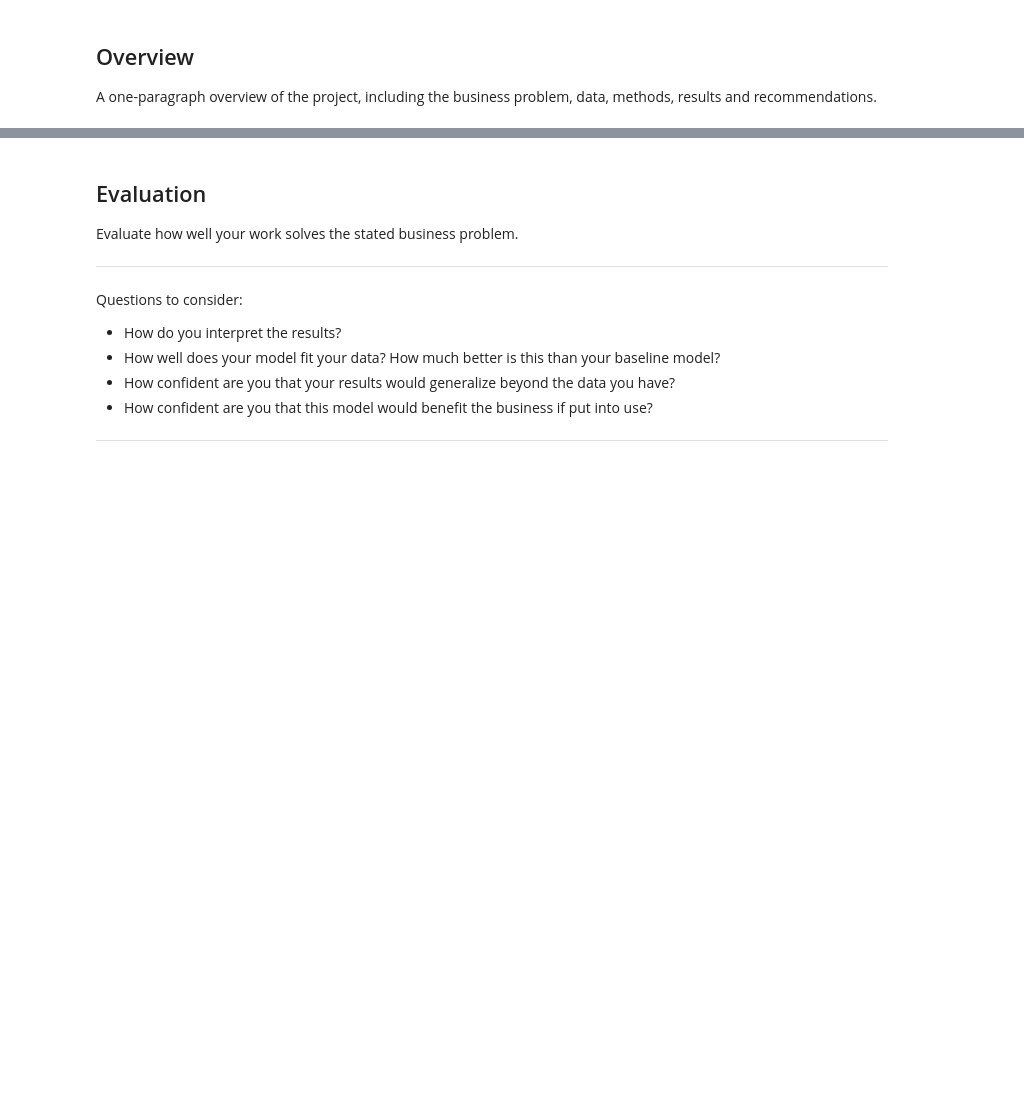
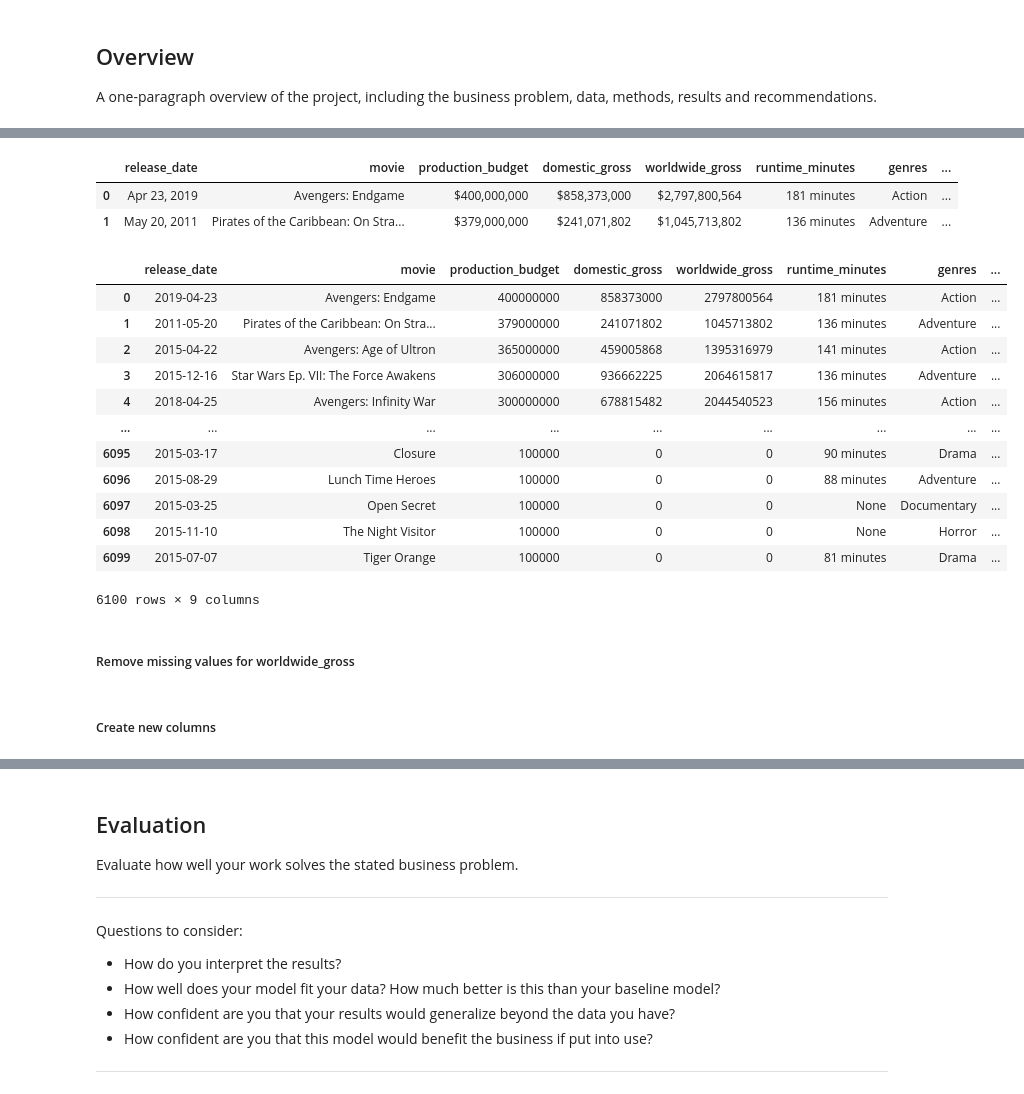
Before and after one commit to czarinagluna/Microsoft-Movie-Recommendations, a Jupyter notebook: microsoft-movie-recommendations.ipynb, the cells around one changed output, grey strips where cells are left out. Cells and saved outputs as stored; diff of their text form; code cells hidden in the pictures; blank space fills up the shorter version.

```diff
--- a/microsoft-movie-recommendations.ipynb
+++ b/microsoft-movie-recommendations.ipynb
@@ -46,0 +156,31 @@ import seaborn as sns
+# %%
+df.head(2)
+# %% [output]
+|  | release_date | movie | production_budget | domestic_gross | worldwide_gross | runtime_minutes | genres | ... |
+| 0 | Apr 23, 2019 | Avengers: Endgame | $400,000,000 | $858,373,000 | $2,797,800,564 | 181 minutes | Action | ... |
+| 1 | May 20, 2011 | Pirates of the Caribbean: On Stra... | $379,000,000 | $241,071,802 | $1,045,713,802 | 136 minutes | Adventure | ... |
+# %%
+df['release_date'] = pd.to_datetime(df['release_date'], errors='coerce', format='%b %d, %Y')
+# %%
+def dollar_to_int(column):
+    return column.str.replace('$', '').str.replace(',', '').map(int)
+
+df[['production_budget', 'domestic_gross', 'worldwide_gross']] = df[['production_budget', 'domestic_gross', 'worldwide_gross']].apply(dollar_to_int)
+# %%
+df
+# %% [output]
+|  | release_date | movie | production_budget | domestic_gross | worldwide_gross | runtime_minutes | genres | ... |
+| 0 | 2019-04-23 | Avengers: Endgame | 400000000 | 858373000 | 2797800564 | 181 minutes | Action | ... |
+| 1 | 2011-05-20 | Pirates of the Caribbean: On Stra... | 379000000 | 241071802 | 1045713802 | 136 minutes | Adventure | ... |
+| 2 | 2015-04-22 | Avengers: Age of Ultron | 365000000 | 459005868 | 1395316979 | 141 minutes | Action | ... |
+| 3 | 2015-12-16 | Star Wars Ep. VII: The Force Awakens | 306000000 | 936662225 | 2064615817 | 136 minutes | Adventure | ... |
+| 4 | 2018-04-25 | Avengers: Infinity War | 300000000 | 678815482 | 2044540523 | 156 minutes | Action | ... |
+| ... | ... | ... | ... | ... | ... | ... | ... | ... |
+| 6095 | 2015-03-17 | Closure | 100000 | 0 | 0 | 90 minutes | Drama | ... |
+| 6096 | 2015-08-29 | Lunch Time Heroes | 100000 | 0 | 0 | 88 minutes | Adventure | ... |
+| 6097 | 2015-03-25 | Open Secret | 100000 | 0 | 0 | None | Documentary | ... |
+| 6098 | 2015-11-10 | The Night Visitor | 100000 | 0 | 0 | None | Horror | ... |
+| 6099 | 2015-07-07 | Tiger Orange | 100000 | 0 | 0 | 81 minutes | Drama | ... |
+6100 rows × 9 columns
+# %% [markdown]
+##### Remove missing values for worldwide_gross
@@ -46,0 +189,2 @@ import seaborn as sns
+# %% [markdown]
+##### Create new columns
```
Also changed, not shown: parts of 32 cells of this notebook, 2 other files.
